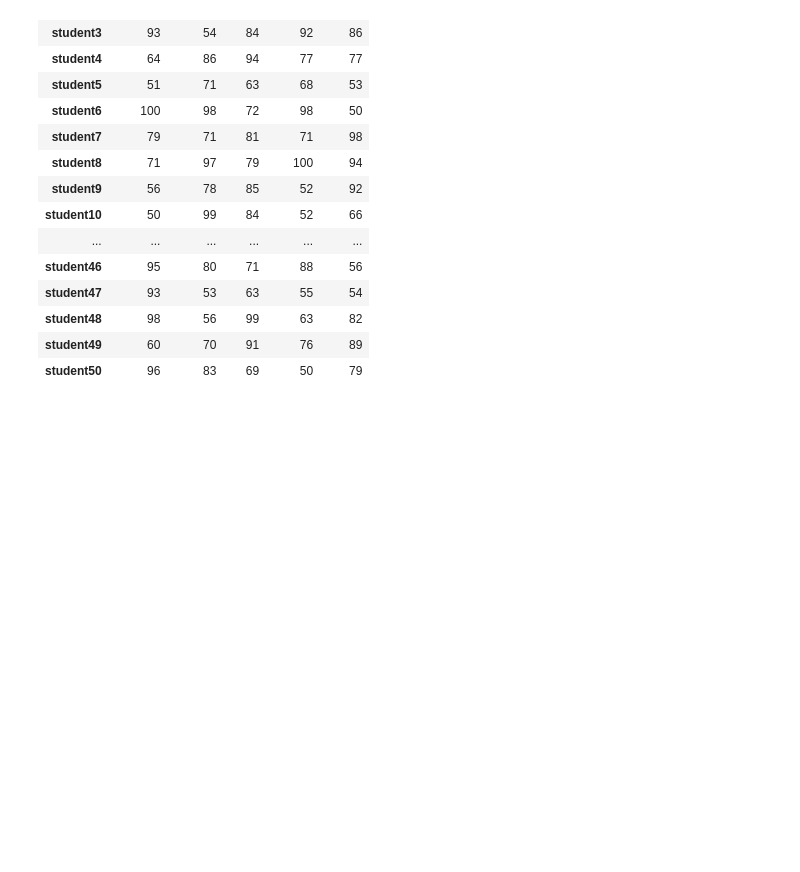
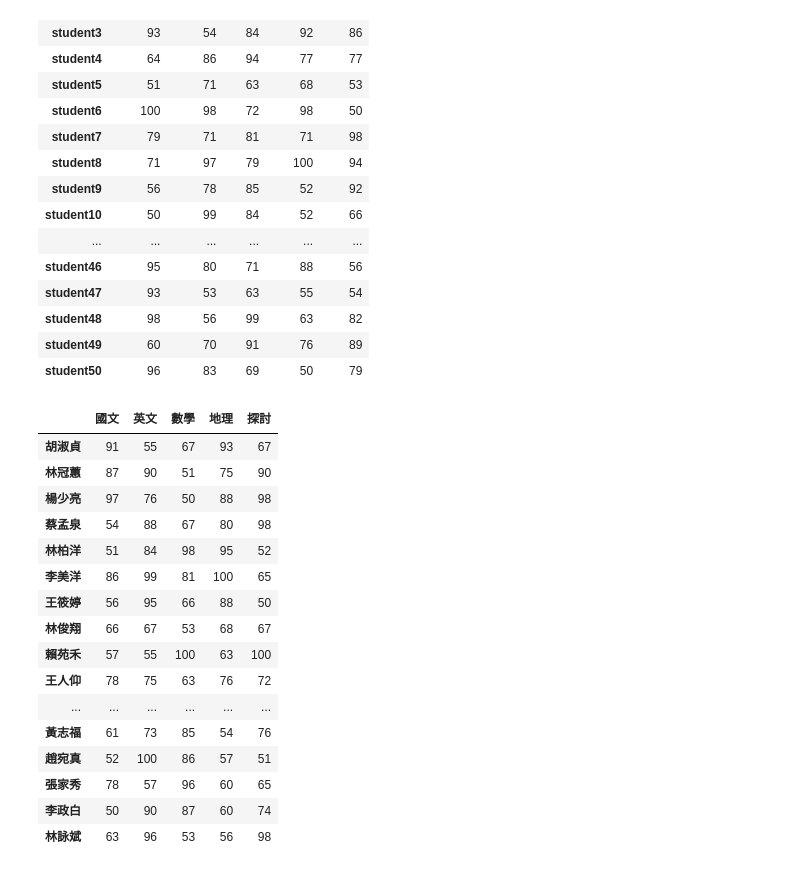
Before and after one commit to Nigmaa/python_analysis, a Jupyter notebook: lesson5.ipynb, the cells around one changed output. Drawn from its saved outputs; the diff is of its cells as text; code cells hidden in the pictures; blank space fills up the shorter version.

```diff
--- a/lesson5.ipynb
+++ b/lesson5.ipynb
@@ -222,3 +222,24 @@ df
 | student48 | 98 | 56 | 99 | 63 | 82 |
 | student49 | 60 | 70 | 91 | 76 | 89 |
 | student50 | 96 | 83 | 69 | 50 | 79 |
+# %%
+df = pd.read_excel('student成績.xlsx',index_col=0)
+df
+# %% [output]
+|  | 國文 | 英文 | 數學 | 地理 | 探討 |
+| 胡淑貞 | 91 | 55 | 67 | 93 | 67 |
+| 林冠蕙 | 87 | 90 | 51 | 75 | 90 |
+| 楊少亮 | 97 | 76 | 50 | 88 | 98 |
+| 蔡孟泉 | 54 | 88 | 67 | 80 | 98 |
+| 林柏洋 | 51 | 84 | 98 | 95 | 52 |
+| 李美洋 | 86 | 99 | 81 | 100 | 65 |
+| 王筱婷 | 56 | 95 | 66 | 88 | 50 |
+| 林俊翔 | 66 | 67 | 53 | 68 | 67 |
+| 賴苑禾 | 57 | 55 | 100 | 63 | 100 |
+| 王人仰 | 78 | 75 | 63 | 76 | 72 |
+| ... | ... | ... | ... | ... | ... |
+| 黃志福 | 61 | 73 | 85 | 54 | 76 |
+| 趙宛真 | 52 | 100 | 86 | 57 | 51 |
+| 張家秀 | 78 | 57 | 96 | 60 | 65 |
+| 李政白 | 50 | 90 | 87 | 60 | 74 |
+| 林詠斌 | 63 | 96 | 53 | 56 | 98 |
```
